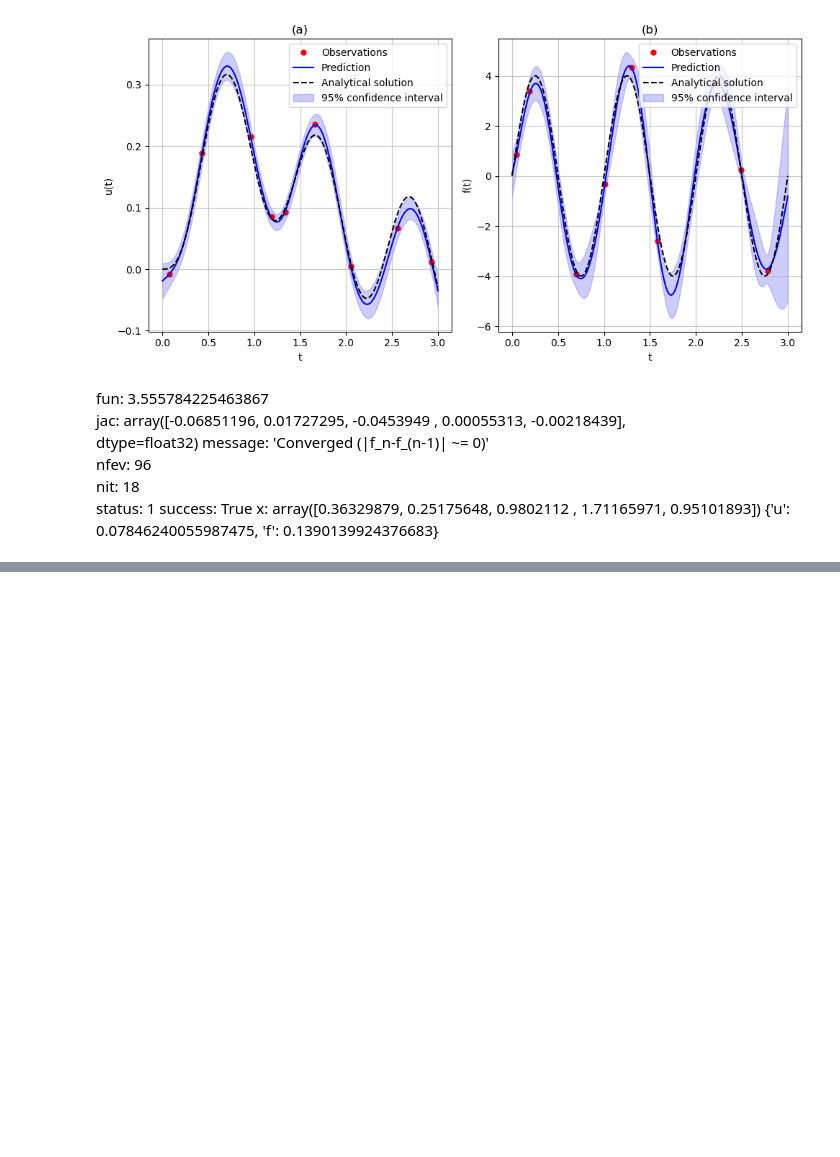
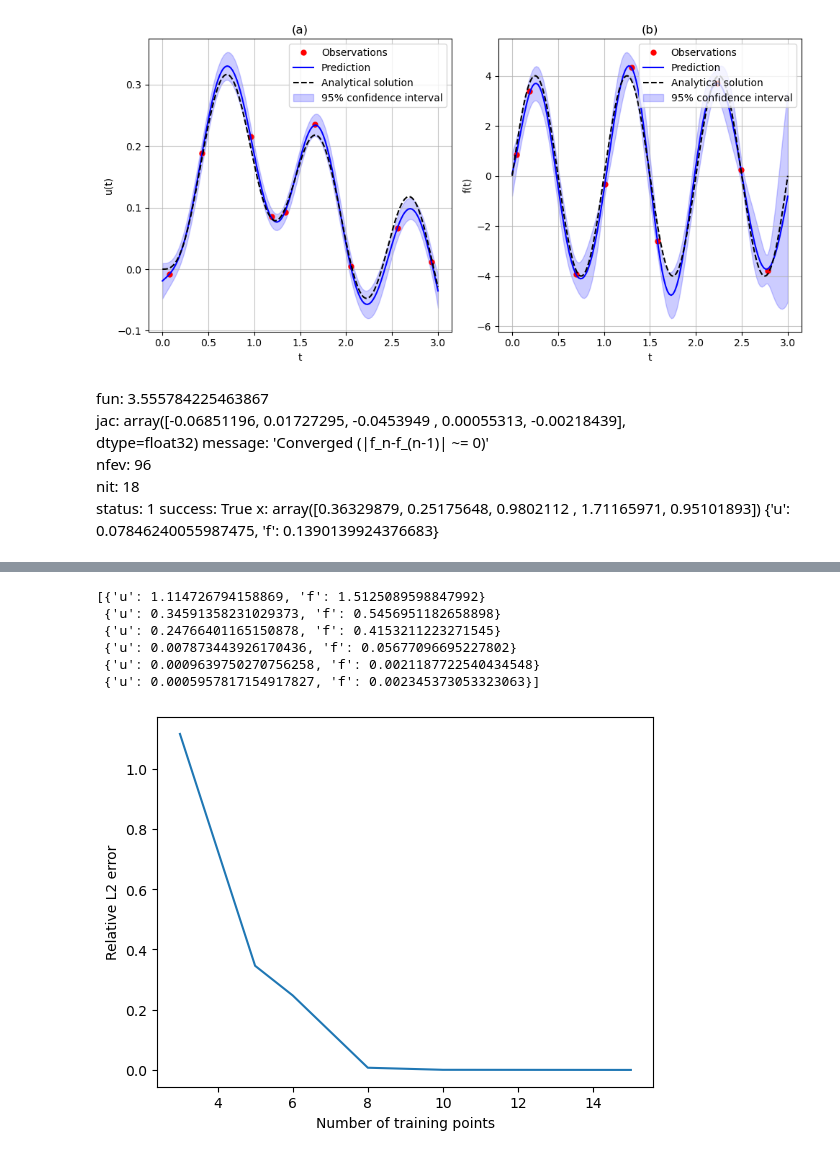
Before and after one commit to TobiLeitgeb/Code_bac, a Jupyter notebook: final_examples/oscillator/oscillator.ipynb, the cells around one changed output, grey strips where cells are left out. Saved outputs shown, nothing was run; the diff lists cells and outputs as text; code cells hidden in the pictures; blank space fills up the shorter version.

```diff
--- a/final_examples/oscillator/oscillator.ipynb
+++ b/final_examples/oscillator/oscillator.ipynb
@@ -181,0 +228,17 @@ for n in [5,10,20,50]:
+# %%
+l_2_errors = np.array(l_2_errors)
+print(l_2_errors)
+l2_u = [x['u'] for x in l_2_errors]
+import matplotlib.pyplot as plt
+plt.plot(n_training,l2_u)
+plt.xlabel("Number of training points")
+plt.ylabel("Relative L2 error")
+plt.savefig("l2_error.png")
+# %% [output]
+[{'u': 1.114726794158869, 'f': 1.5125089598847992}
+ {'u': 0.34591358231029373, 'f': 0.5456951182658898}
+ {'u': 0.24766401165150878, 'f': 0.4153211223271545}
+ {'u': 0.007873443926170436, 'f': 0.05677096695227802}
+ {'u': 0.0009639750270756258, 'f': 0.0021187722540434548}
+ {'u': 0.0005957817154917827, 'f': 0.002345373053323063}]
+[figure, added]
```
Also changed, not shown: parts of 3 cells of this notebook, 6 other files.
